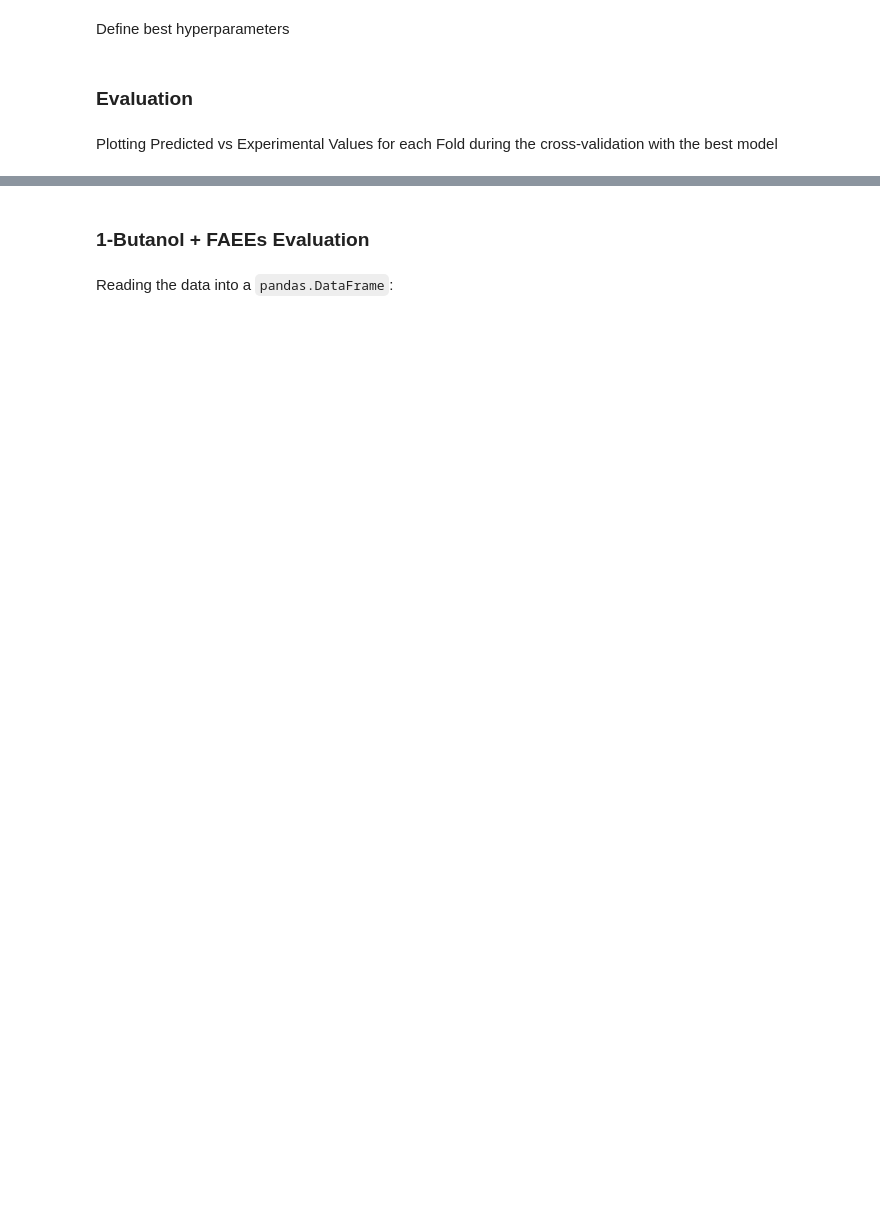
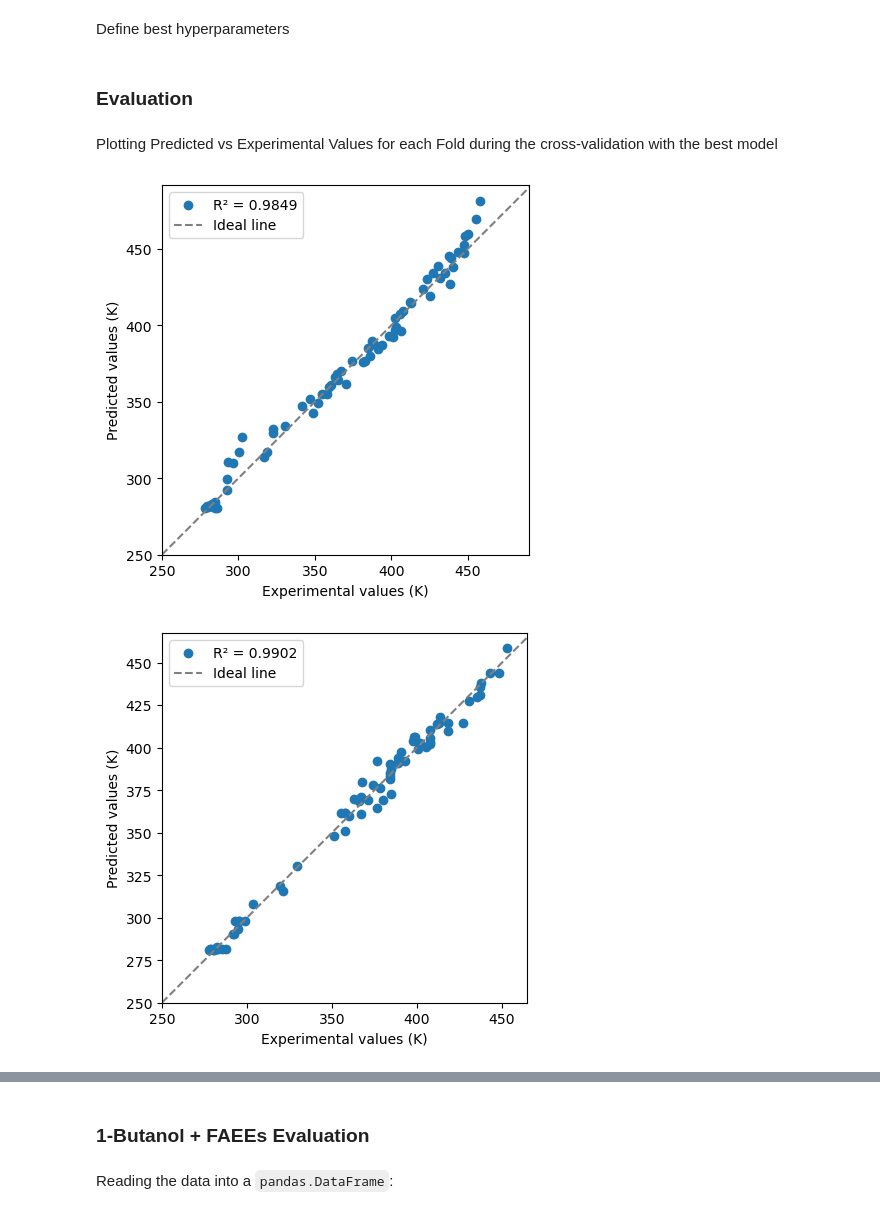
Before and after one commit to ThermoPhase-FCSRG/biofuels-sciml, a Jupyter notebook: notebooks/fp_modeling.ipynb, the cells around one changed output, grey strips where cells are left out. Cells and saved outputs as stored; diff of their text form; code cells hidden in the pictures; blank space fills up the shorter version.

```diff
--- a/notebooks/fp_modeling.ipynb
+++ b/notebooks/fp_modeling.ipynb
@@ -432,7 +466,7 @@ for fold_idx, (train_idx, val_idx) in enumerate(kf.split(features)):
     # Scaler for gamma model
     gamma_scaler = joblib.load("../src/models/scaler.pkl")
     gamma_model = ActivityCoefficientNet(in_dim=7, out_dim=2).to(DEVICE)
-    gamma_model.load_state_dict(torch.load("../src/models/trained_pinn.pt"))
+    gamma_model.load_state_dict(torch.load("../src/models/trained_pinn.pt", map_location='cpu'))
 
     best_val_loss = float("inf")
     for epoch in range(EPOCHS):
@@ -510,30 +544,33 @@ for fold_idx, (train_idx, val_idx) in enumerate(kf.split(features)):
 
     # Calculate R2
     r2_metric = R2Score()
     r2 = r2_metric(test_outputs[:, 0], y_val_tensor[:, 0]).item()
 
     # Convert to numpy array
     y_test_np = y_val_tensor[:, 0].cpu().numpy()
     preds_np = test_outputs[:, 0].detach().cpu().numpy()
 
     # Plot the scatter plot
     plt.scatter(y_test_np, preds_np, label=f"R² = {r2:.4f}")
     plt.xlabel("Experimental values (K)")
     plt.ylabel("Predicted values (K)")
     plt.axis("equal")
     plt.axis("square")
     plt.xlim([250, plt.xlim()[1]])
     plt.ylim([250, plt.ylim()[1]])
 
     # Plot ideal line - Predicted value equal to Experimental
     max_val = max(plt.xlim()[1], plt.ylim()[1])
     plt.plot(
         [250, max_val],
         [250, max_val],
         linestyle="--",
         color="gray",
         label="Ideal line",
     )
 
     plt.legend(loc="upper left")
     plt.show()
+# %% [output]
+[figure, added]
+[figure, added]
```
Also changed, not shown: parts of 9 cells of this notebook, 11 other files.
